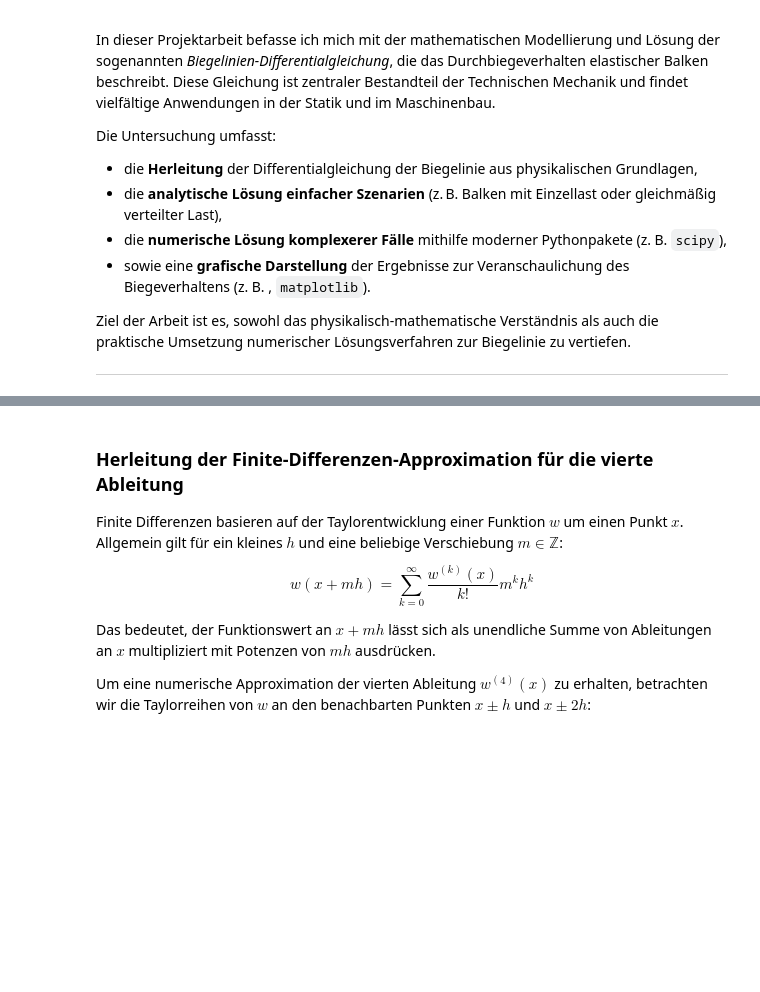
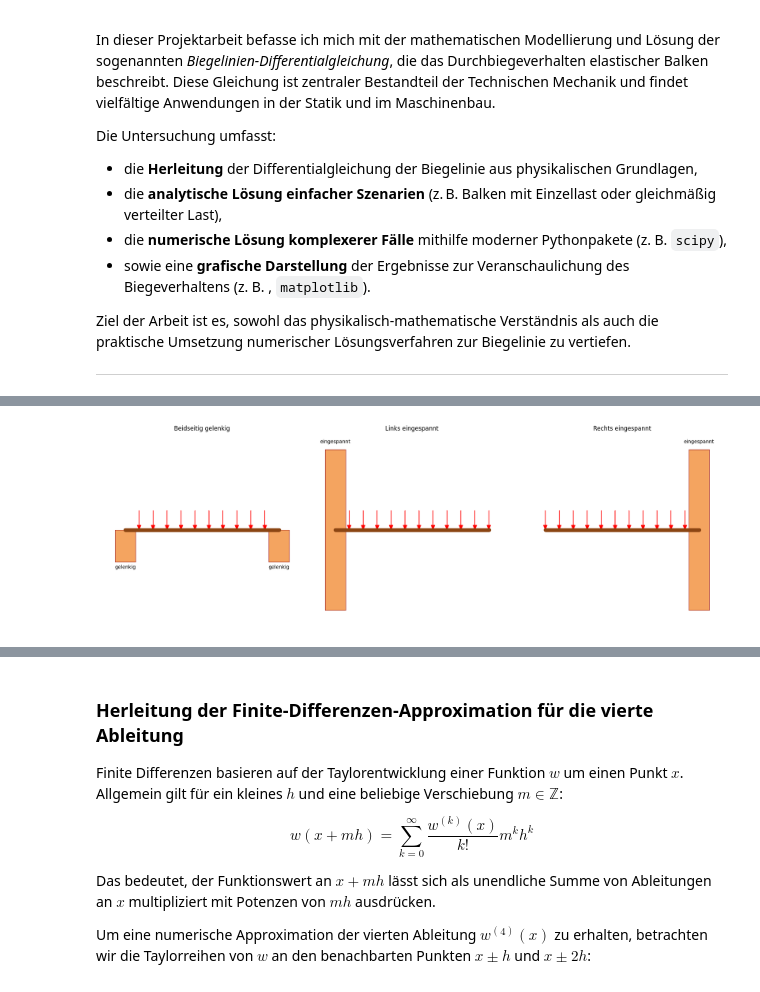
Before and after one commit to AhmedHossamMido/projektarbeit, a Jupyter notebook: projektdatei.ipynb, the cells around one changed output, grey strips where cells are left out. Saved outputs shown, nothing was run; the diff lists cells and outputs as text; code cells hidden in the pictures; blank space fills up the shorter version.

```diff
--- a/projektdatei.ipynb
+++ b/projektdatei.ipynb
@@ -241,0 +272,42 @@ Im Folgenden implementieren wir Schritt für Schritt die Diskretisierung, den Au
+# %%
+fig, axs = plt.subplots(1, 3, figsize=(18, 6))
+
+# Beidseitig gelenkig
+axs[0].axis('off')
+axs[0].set_xlim(-1,7)
+axs[0].set_ylim(-3,3)
+axs[0].add_patch(plt.Rectangle((-0.4,-1),0.8,1,facecolor='sandybrown',edgecolor='brown'))
+axs[0].add_patch(plt.Rectangle((6-0.4,-1),0.8,1,facecolor='sandybrown',edgecolor='brown'))
+axs[0].plot([0,6],[0,0],color='saddlebrown',lw=8,solid_capstyle='round')
+for x in np.linspace(0,6,12)[1:-1]:
+    axs[0].arrow(x,0.6,0,-0.6,head_width=0.15,head_length=0.15,fc='red',ec='red',length_includes_head=True)
+axs[0].text(0,-1.2,'gelenkig',ha='center')
+axs[0].text(6,-1.2,'gelenkig',ha='center')
+axs[0].set_title('Beidseitig gelenkig')
+
+# Links eingespannt
+axs[1].axis('off')
+axs[1].set_xlim(-1,7)
+axs[1].set_ylim(-3,3)
+axs[1].add_patch(plt.Rectangle((-0.4,-2.5),0.8,5,facecolor='sandybrown',edgecolor='brown'))
+axs[1].plot([0,6],[0,0],color='saddlebrown',lw=8,solid_capstyle='round')
+for x in np.linspace(0,6,12)[1:]:
+    axs[1].arrow(x,0.6,0,-0.6,head_width=0.15,head_length=0.15,fc='red',ec='red',length_includes_head=True)
+axs[1].text(0,2.7,'eingespannt',ha='center')
+axs[1].set_title('Links eingespannt')
+
+# Rechts eingespannt
+axs[2].axis('off')
+axs[2].set_xlim(-1,7)
+axs[2].set_ylim(-3,3)
+axs[2].add_patch(plt.Rectangle((6-0.4,-2.5),0.8,5,facecolor='sandybrown',edgecolor='brown'))
+axs[2].plot([0,6],[0,0],color='saddlebrown',lw=8,solid_capstyle='round')
+for x in np.linspace(0,6,12)[:-1]:
+    axs[2].arrow(x,0.6,0,-0.6,head_width=0.15,head_length=0.15,fc='red',ec='red',length_includes_head=True)
+axs[2].text(6,2.7,'eingespannt',ha='center')
+axs[2].set_title('Rechts eingespannt')
+
+plt.tight_layout()
+plt.show()
+# %% [output]
+[figure, added]
```
Also changed, not shown: parts of 22 cells of this notebook.
